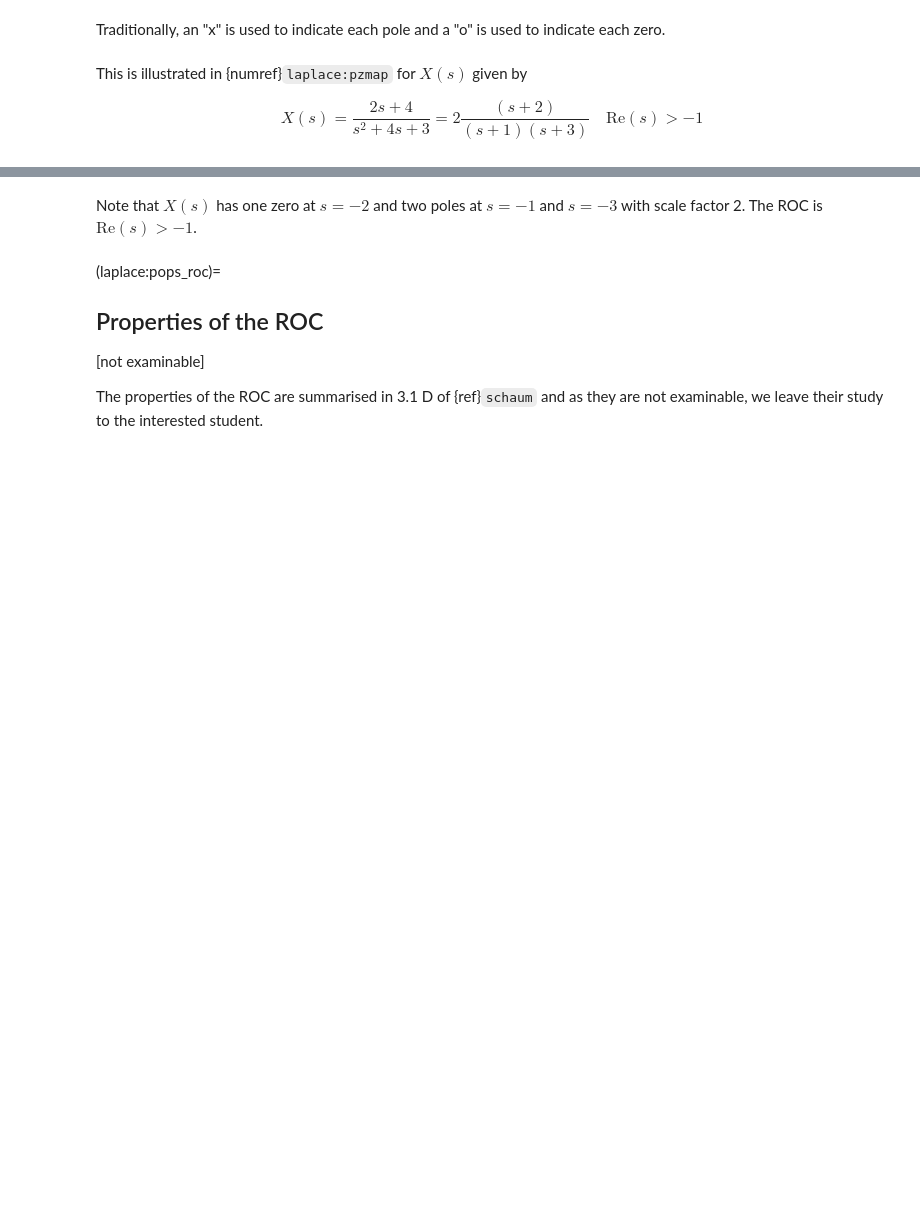
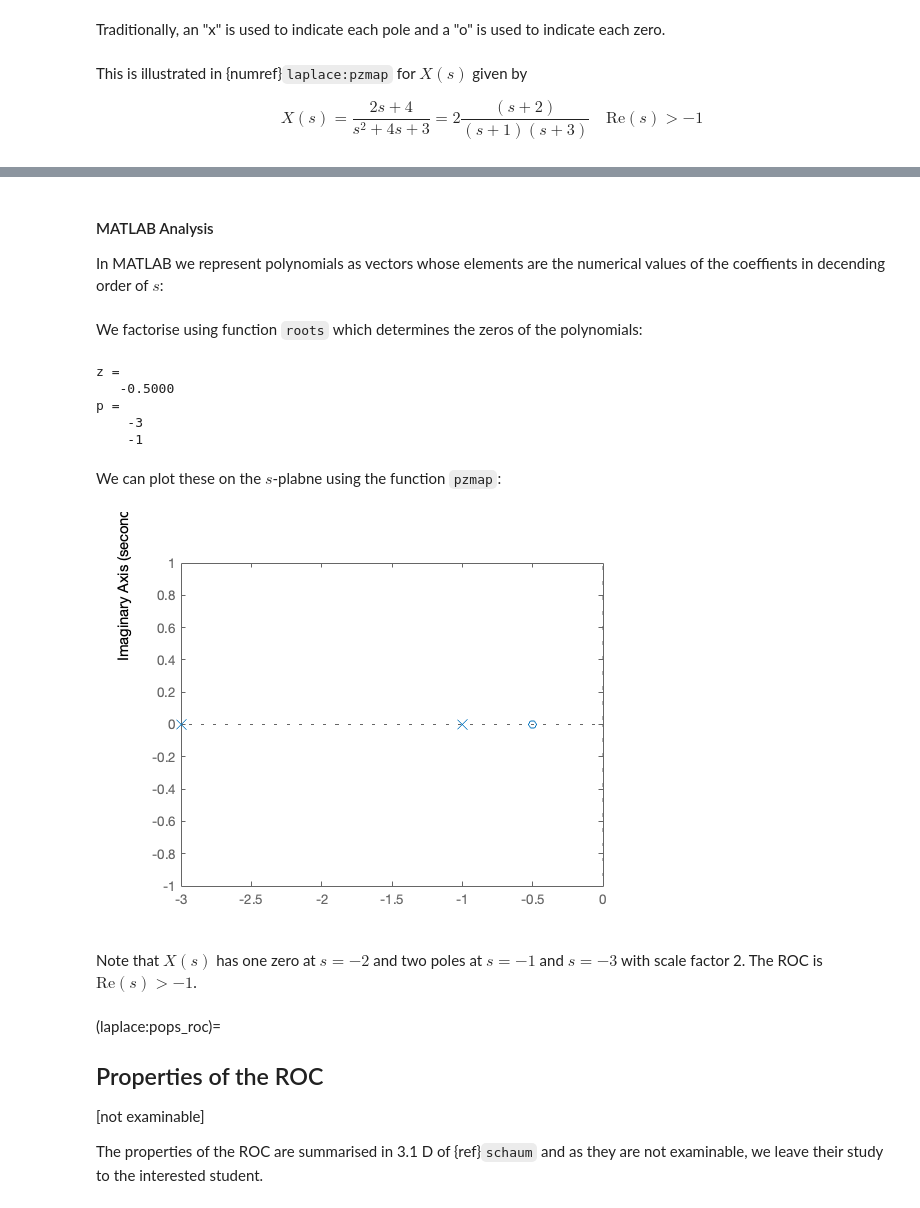
Before and after one commit to cpjobling/eg-150-textbook, a Jupyter notebook: _sources/laplace_transform/1/laplace.ipynb, the cells around one changed output, grey strips where cells are left out. Cells and saved outputs as stored; diff of their text form; code cells hidden in the pictures; blank space fills up the shorter version.

```diff
--- a/_sources/laplace_transform/1/laplace.ipynb
+++ b/_sources/laplace_transform/1/laplace.ipynb
@@ -265,3 +248,25 @@ pzmap(H)
+# %% [markdown]
+#### MATLAB Analysis
+
+In MATLAB we represent polynomials as vectors whose elements are the numerical values of the coeffients in decending order of $s$:
+# %%
+n = [2 1]; d = [1 4 3];
+# %% [markdown]
+We factorise using function `roots` which determines the zeros of the polynomials:
+# %%
+z = roots(n), p = roots(d), k = 2;
+# %% [output]
+z =
+   -0.5000
+p =
+    -3
+    -1
+# %% [markdown]
+We can plot these on the $s$-plabne using the function `pzmap`:
+# %%
+pzmap(p,z)
+# %% [output]
+[figure, added]
 # %% [markdown]
 Note that $X(s)$ has one zero at $s=-2$ and two poles at $s=-1$ and $s=-3$ with scale factor 2. The ROC is $\mathrm{Re}(s)>-1$.
 # %% [markdown]
```
Also changed, not shown: parts of 3 cells of this notebook, 45 other files.
